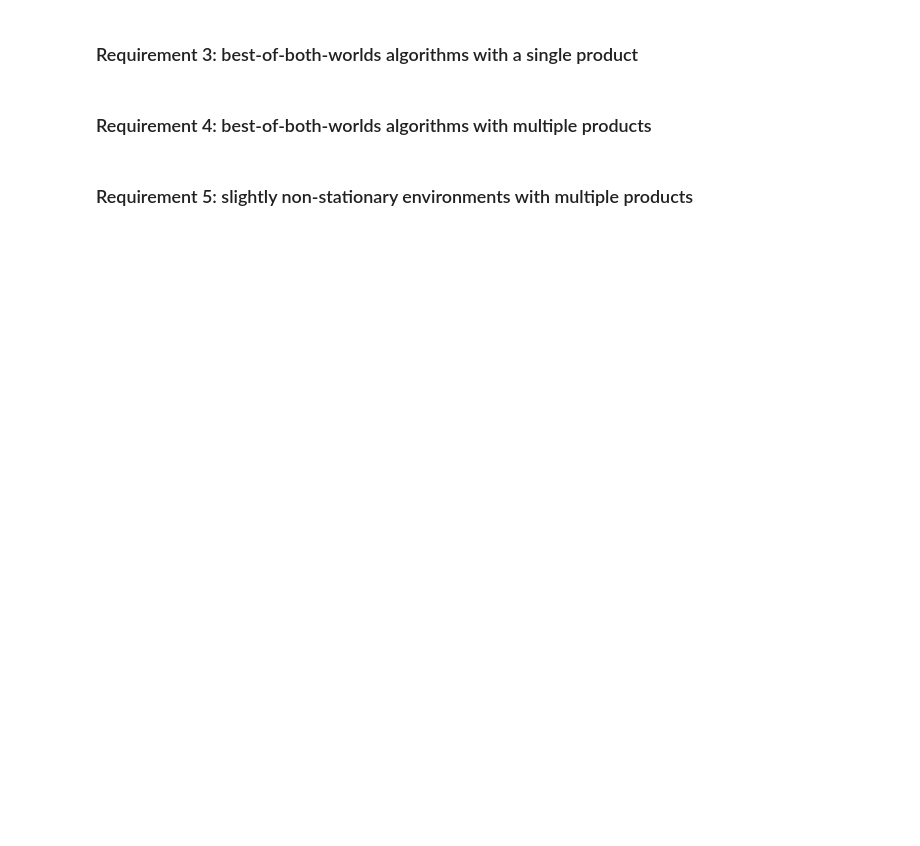
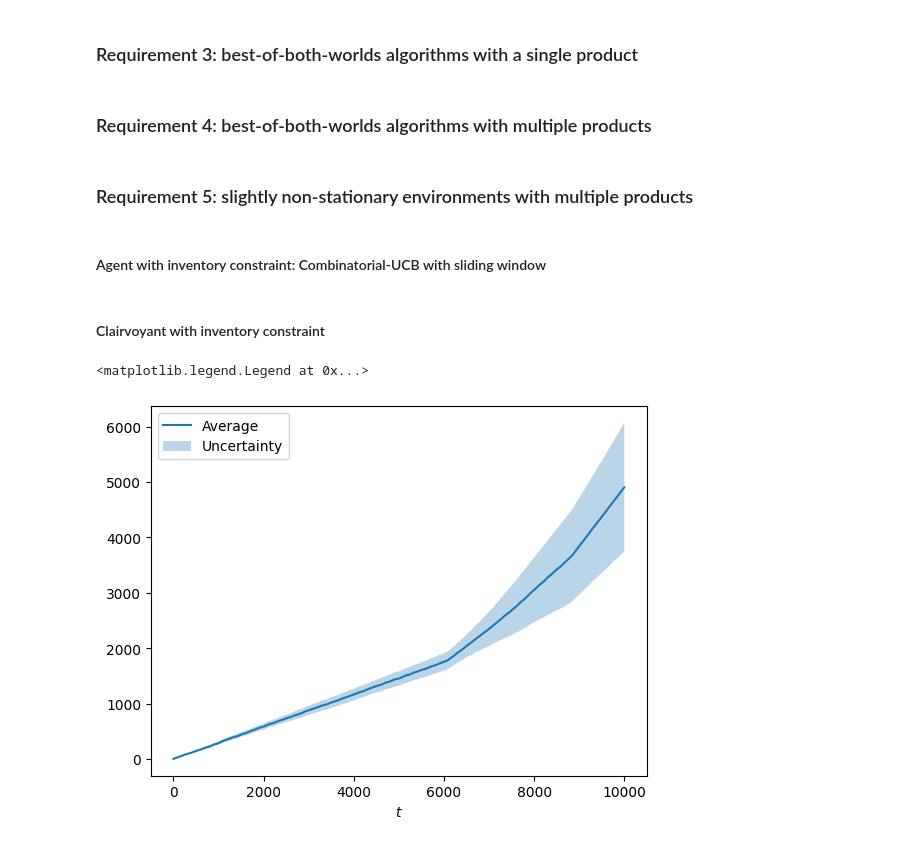
Before and after one commit to FabioFloris02/OLA2025_Floris_Sonzini_Parenti_Singh_Gottschling, a Jupyter notebook: OLA-project.ipynb, the cells around one changed output. Drawn from its saved outputs; the diff is of its cells as text; code cells hidden in the pictures; blank space fills up the shorter version.

```diff
--- a/OLA-project.ipynb
+++ b/OLA-project.ipynb
@@ -736,0 +795,2 @@ plt.legend()
+# %% [markdown]
+#### Agent with inventory constraint: Combinatorial-UCB with sliding window
@@ -736,0 +937,2 @@ plt.legend()
+# %% [markdown]
+#### Clairvoyant with inventory constraint
@@ -736,0 +1002,19 @@ plt.legend()
+# %%
+# Parameters
+T = 50000
+B = T * 90/100
+N = 4
+W = int(2*np.sqrt(T))
+
+# Prices
+max_price = 1.5
+price_step = 0.15
+prices = np.arange(0.5, max_price, price_step)
+P = len(prices)
+
+distributions = [
+    stats.uniform(loc=0, scale=1),
+    stats.truncnorm(0, np.inf, loc=0, scale=1),
+    stats.beta(a=1, b=5),
+    stats.beta(a=5, b=1)
+]
@@ -736,0 +1069,21 @@ plt.legend()
+# %%
+average_regret = regret_per_trial.mean(axis=0) # mean
+regret_sd = regret_per_trial.std(axis=0) # standard deviation
+average_budget = budget_per_trial.mean(axis=0)
+
+# plt.plot(np.arange(T), np.cumsum(agent_rewards), label="Rewards")
+# plt.plot(np.arange(T), np.cumsum(expected_clairvoyant_utilities), label="Claivoyant")
+# plt.plot(np.arange(T), average_budget, label="Budget")
+plt.plot(np.arange(T), average_regret, label="Average")
+plt.fill_between(
+   np.arange(T),
+   average_regret-regret_sd/np.sqrt(n_trials),
+   average_regret+regret_sd/np.sqrt(n_trials),
+   alpha=0.3,
+   label="Uncertainty"
+)
+plt.xlabel("$t$")
+plt.legend()
+# %% [output]
+<matplotlib.legend.Legend at 0x...>
+[figure, added]
```
Also changed, not shown: parts of 13 cells of this notebook.
